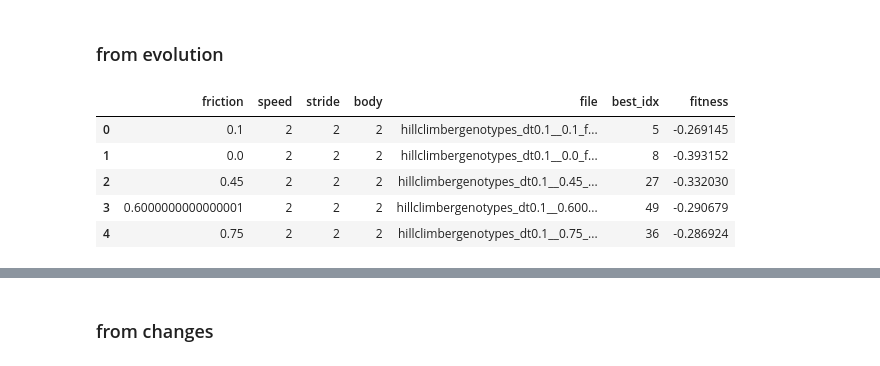
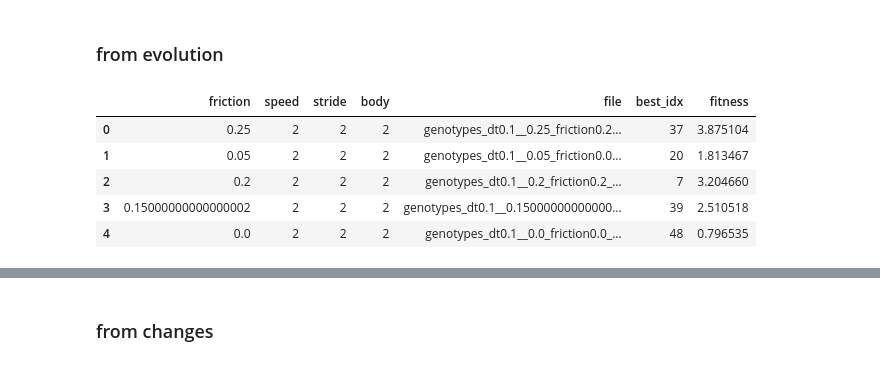
Before and after one commit to shepai/Quadruped, a Jupyter notebook: Code/GAs/gaitSelect/analysis.ipynb, the cells around one changed output, grey strips where cells are left out. Drawn from its saved outputs; the diff is of its cells as text; code cells hidden in the pictures.

```diff
--- a/Code/GAs/gaitSelect/analysis.ipynb
+++ b/Code/GAs/gaitSelect/analysis.ipynb
@@ -3,8 +3,10 @@ import sys
 sys.path.insert(1, '/its/home/drs25/Documents/GitHub/Quadruped/Code')
 sys.path.insert(1, '/its/home/drs25/Quadruped/Code')
 sys.path.insert(1, 'C:/Users/dexte/Documents/GitHub/Quadruped/Code')
+sys.path.insert(1, '/its/home/drs25/Quadruped/Code/GAs')
 import numpy as np
 import pandas as pd
 from os import walk
 import pickle
 from GA_gaitchange import F3
+path_="/its/home/drs25/Quadruped/models/frictions_and_stuff/hillclimberF1/"
@@ -16,33 +16,33 @@ ModuleNotFoundError: No module named 'GA_gaitchange'
 ### from evolution
 # %%
 f=[]
-path="/its/home/drs25/Quadruped/models/frictions_and_stuff/"
-for (dirpath, dirnames, filenames) in walk(path):
+
+for (dirpath, dirnames, filenames) in walk(path_):
     f.extend(filenames)
     break
 details={'friction':[],"speed":[],"stride":[],"body":[],"file":[],'best_idx':[],"fitness":[]}
 
 for i in range(len(f)):
     if ".pkl" in f[i]:
         deets=f[i].replace(".pkl","").replace("friction","").split("_")
-        fitnesses=np.load(path+f[i].replace("genotypes","fitnesses").replace(".pkl",".npy"))
+        fitnesses=np.load(path_+f[i].replace("genotypes","fitnesses").replace(".pkl",".npy"))
         deets2=deets[5].split("-")
         details['friction'].append(deets[4])
         details['speed'].append(deets2[2])
         details['stride'].append(deets2[0])
         details['body'].append(deets2[1])
         details['file'].append(f[i])
         details['best_idx'].append(np.argmax(fitnesses))
         details['fitness'].append(np.max(fitnesses))
 actual_frame=pd.DataFrame(details)
 actual_frame.head()
 # %% [output]
 |  | friction | speed | stride | body | file | best_idx | fitness |
-| 0 | 0.1 | 2 | 2 | 2 | hillclimbergenotypes_dt0.1__0.1_f... | 5 | -0.269145 |
-| 1 | 0.0 | 2 | 2 | 2 | hillclimbergenotypes_dt0.1__0.0_f... | 8 | -0.393152 |
-| 2 | 0.45 | 2 | 2 | 2 | hillclimbergenotypes_dt0.1__0.45_... | 27 | -0.332030 |
-| 3 | 0.6000000000000001 | 2 | 2 | 2 | hillclimbergenotypes_dt0.1__0.600... | 49 | -0.290679 |
-| 4 | 0.75 | 2 | 2 | 2 | hillclimbergenotypes_dt0.1__0.75_... | 36 | -0.286924 |
+| 0 | 0.25 | 2 | 2 | 2 | genotypes_dt0.1__0.25_friction0.2... | 37 | 3.875104 |
+| 1 | 0.05 | 2 | 2 | 2 | genotypes_dt0.1__0.05_friction0.0... | 20 | 1.813467 |
+| 2 | 0.2 | 2 | 2 | 2 | genotypes_dt0.1__0.2_friction0.2_... | 7 | 3.204660 |
+| 3 | 0.15000000000000002 | 2 | 2 | 2 | genotypes_dt0.1__0.15000000000000... | 39 | 2.510518 |
+| 4 | 0.0 | 2 | 2 | 2 | genotypes_dt0.1__0.0_friction0.0_... | 48 | 0.796535 |
 # %%
 #run trials to get all of the trajectories
 from environment import *
```
Also changed, not shown: parts of 6 cells of this notebook.
